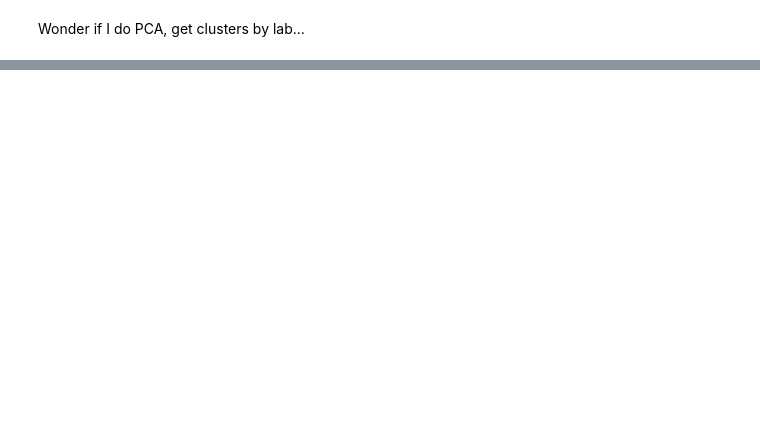
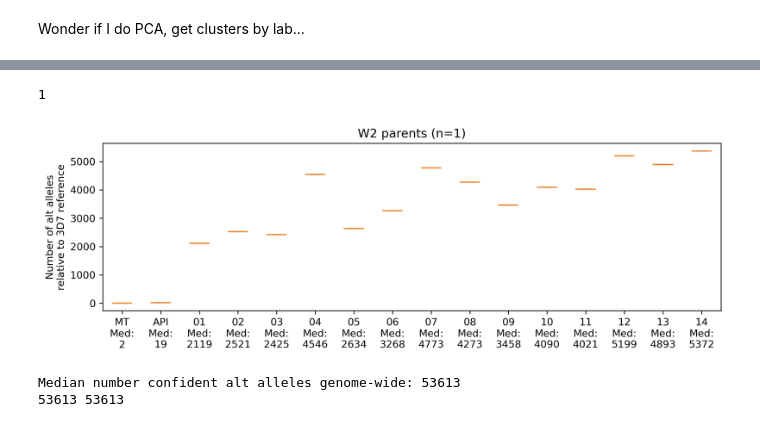
Before and after one commit to Justawayx/genomics_utils, a Jupyter notebook: tool_prototyping.ipynb, the cells around one changed output, grey strips where cells are left out. Cells and saved outputs as stored; diff of their text form; code cells hidden in the pictures; blank space fills up the shorter version.

```diff
--- a/tool_prototyping.ipynb
+++ b/tool_prototyping.ipynb
@@ -620,0 +849,57 @@ Pf3D7_01_v3
+# %%
+parentW2_mutation_records_dict = {}
+for sample in strain_parent_vcfs['Thies (Senegal)']:
+    try:
+        mutation_records = get_all_variants(sample)
+        parentW2_mutation_records_dict[sample] = mutation_records
+    except:
+        continue
+
+print(len(parentW2_mutation_records_dict))
+
+# Distribution of number of alt alleles per chromosome
+# Start with non-het mutations (1/1, 1/2, etc.)
+
+chrom_alt_count_dict = defaultdict(list)
+ordered_samples = sorted(parentW2_mutation_records_dict.keys())
+genome_alt_counts = np.zeros(len(ordered_samples))
+
+for chrom in chromosomes:
+    for idx, sample in enumerate(ordered_samples):
+        num_confident_alt_alleles = 0
+        for pos in parentW2_mutation_records_dict[sample][chrom]:
+            REF, ALT, QUAL, GT, AD, major_alt_allele, vtype, effect, impact, aa_change, gene \
+                = parentW2_mutation_records_dict[sample][chrom][pos]
+            if not GT.startswith('0/'):
+                num_confident_alt_alleles += 1
+        chrom_alt_count_dict[chrom].append(num_confident_alt_alleles)
+        genome_alt_counts[idx] += num_confident_alt_alleles
+
+for sample, genome_alt_count in zip(ordered_samples, genome_alt_counts):
+    if genome_alt_count < 20000:
+        print(sample, genome_alt_count)
+# %% [output]
+1
+# %%
+fig, ax = plt.subplots(figsize=(11, 3))
+
+boxplot_data = []
+labels = []
+
+for i in range(len(chromosomes)):
+    chrom = chromosomes[i]
+    chrom_abbr = chrom_to_abbreviation(chrom)
+    boxplot_data.append(chrom_alt_count_dict[chrom])
+    labels.append(chrom_abbr + '\n' + f"Med:\n{int(np.median(chrom_alt_count_dict[chrom]))}")
+
+ax.boxplot(boxplot_data, vert=True, labels=labels)
+ax.set_title("W2 parents (n=%i)" % len(ordered_samples))
+ax.set_ylabel("Number of alt alleles\nrelative to 3D7 reference")
+plt.show()
+
+print("Median number confident alt alleles genome-wide: %i" % int(np.median(genome_alt_counts)))
+print(int(min(genome_alt_counts)), int(max(genome_alt_counts)))
+# %% [output]
+[figure, added]
+Median number confident alt alleles genome-wide: 53613
+53613 53613
```
Also changed, not shown: parts of 28 cells of this notebook, 1 other file.
